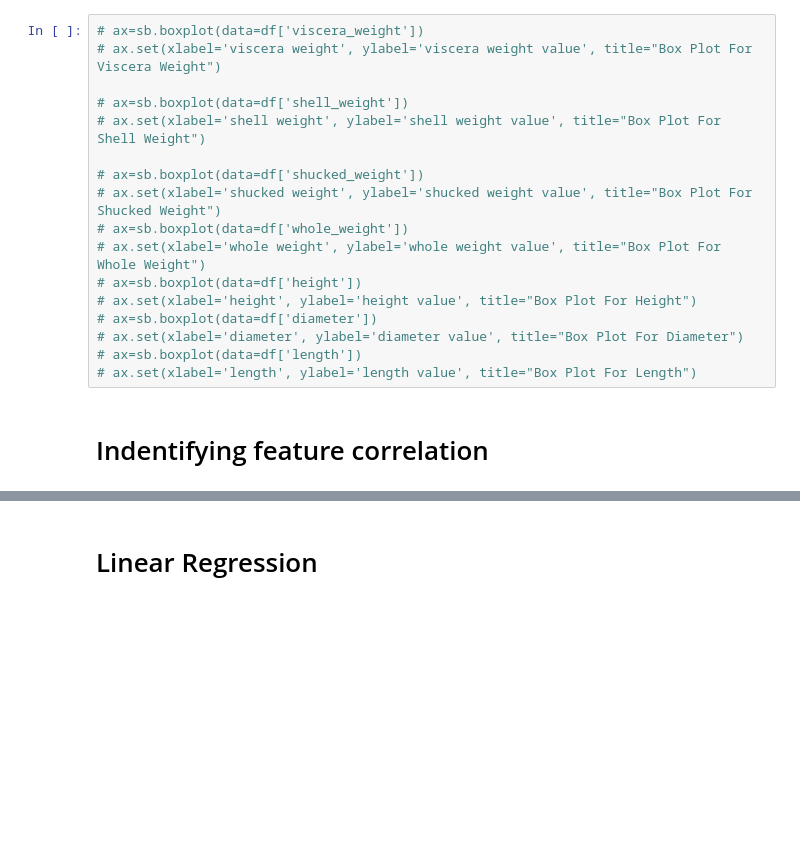
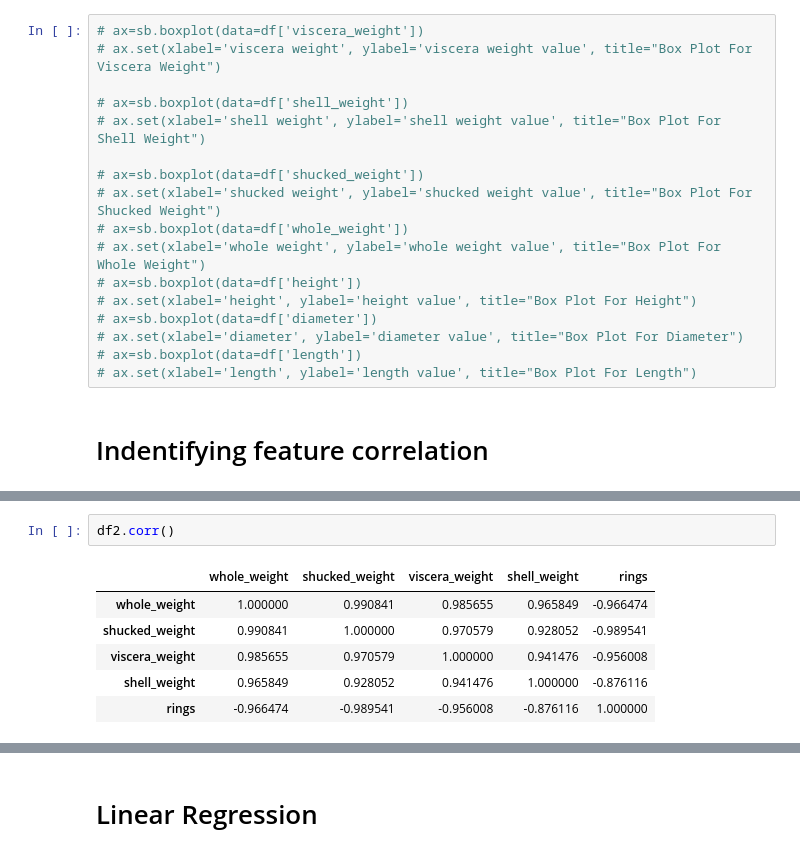
Before and after one commit to viciouspetal/data-analytics-notebook, a Jupyter notebook: Assignment workbook.ipynb, the cells around one changed output, grey strips where cells are left out. Cells and saved outputs as stored; diff of their text form; blank space fills up the shorter version.

```diff
--- a/Assignment workbook.ipynb
+++ b/Assignment workbook.ipynb
@@ -539,0 +557,9 @@ df.corr()
+# %%
+df2.corr()
+# %% [output]
+|  | whole_weight | shucked_weight | viscera_weight | shell_weight | rings |
+| whole_weight | 1.000000 | 0.990841 | 0.985655 | 0.965849 | -0.966474 |
+| shucked_weight | 0.990841 | 1.000000 | 0.970579 | 0.928052 | -0.989541 |
+| viscera_weight | 0.985655 | 0.970579 | 1.000000 | 0.941476 | -0.956008 |
+| shell_weight | 0.965849 | 0.928052 | 0.941476 | 1.000000 | -0.876116 |
+| rings | -0.966474 | -0.989541 | -0.956008 | -0.876116 | 1.000000 |
```
Also changed, not shown: parts of 28 cells of this notebook, 1 other file.
